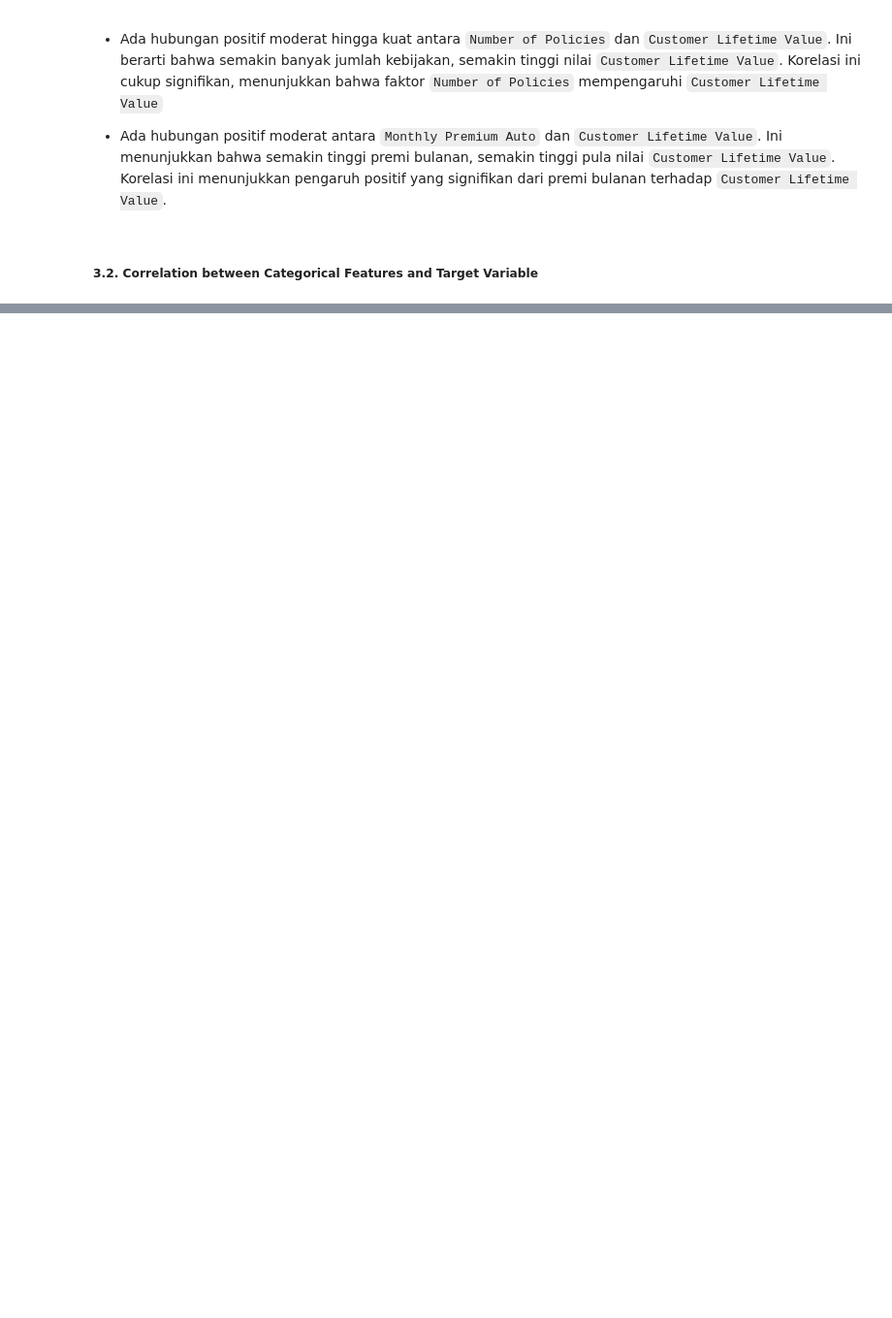
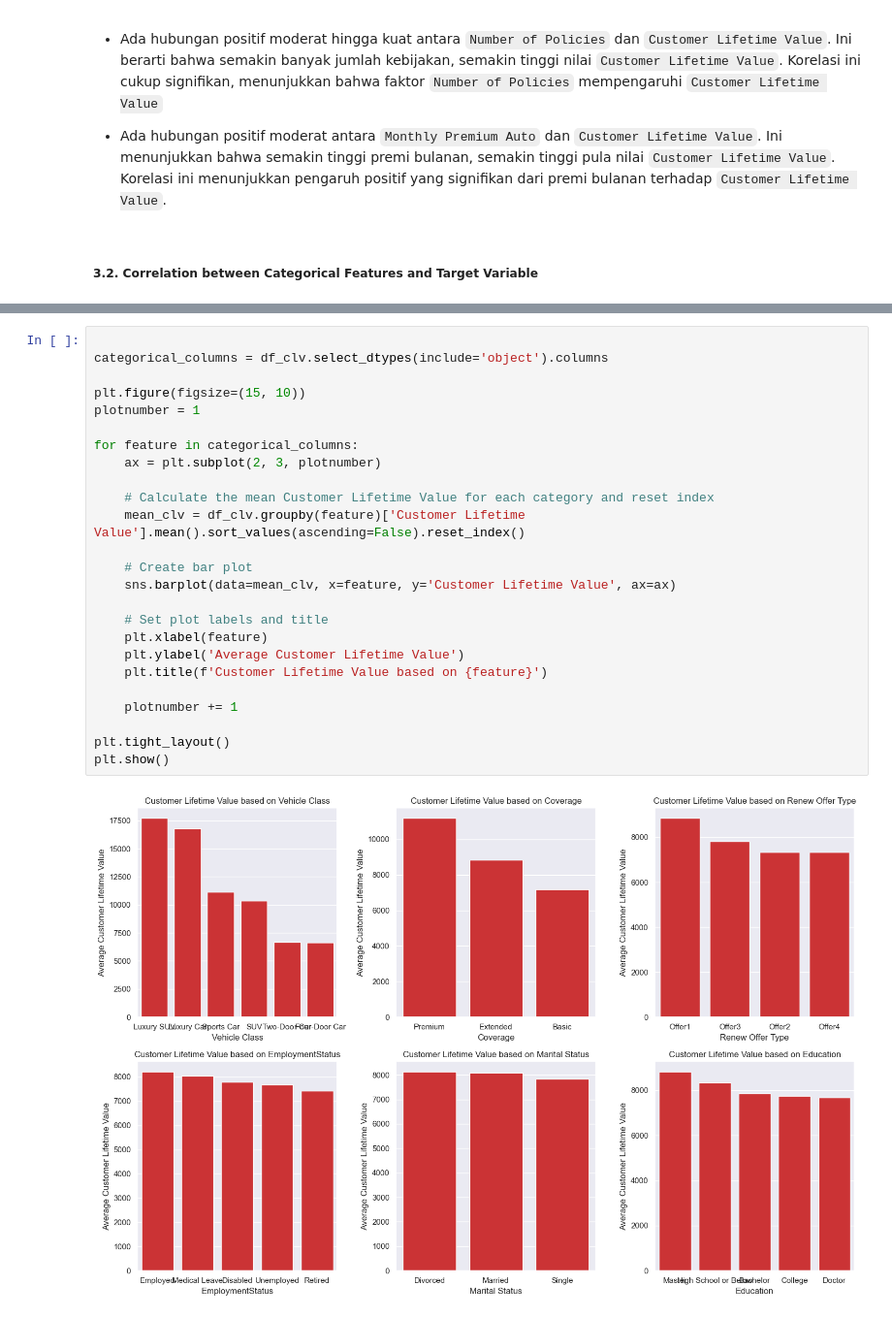
Before and after one commit to fiqrioemry/ML_clv_prediction, a Jupyter notebook: customer_lifetime_value_prediction.ipynb, the cells around one changed output, grey strips where cells are left out. Shown: that part at 97% size. Drawn from its saved outputs; the diff is of its cells as text; blank space fills up the shorter version.

```diff
--- a/customer_lifetime_value_prediction.ipynb
+++ b/customer_lifetime_value_prediction.ipynb
@@ -271,0 +260,27 @@ Name: Customer Lifetime Value, dtype: float64
+# %%
+
+categorical_columns = df_clv.select_dtypes(include='object').columns
+
+plt.figure(figsize=(15, 10))
+plotnumber = 1
+
+for feature in categorical_columns:
+    ax = plt.subplot(2, 3, plotnumber)
+
+    # Calculate the mean Customer Lifetime Value for each category and reset index
+    mean_clv = df_clv.groupby(feature)['Customer Lifetime Value'].mean().sort_values(ascending=False).reset_index()
+
+    # Create bar plot
+    sns.barplot(data=mean_clv, x=feature, y='Customer Lifetime Value', ax=ax)
+
+    # Set plot labels and title
+    plt.xlabel(feature)
+    plt.ylabel('Average Customer Lifetime Value')
+    plt.title(f'Customer Lifetime Value based on {feature}')
+
+    plotnumber += 1
+
+plt.tight_layout()
+plt.show()
+# %% [output]
+[figure, added]
```
Also changed, not shown: parts of 4 cells of this notebook.
